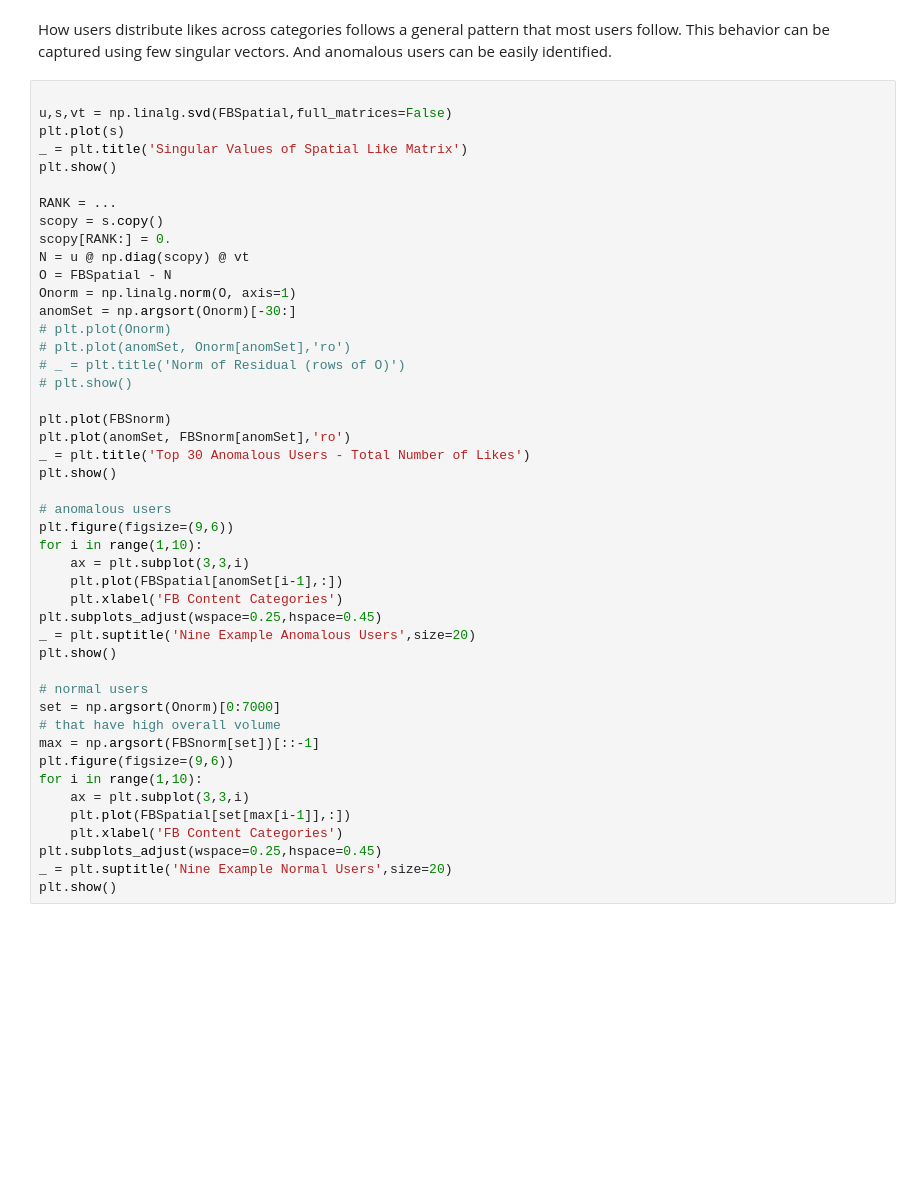
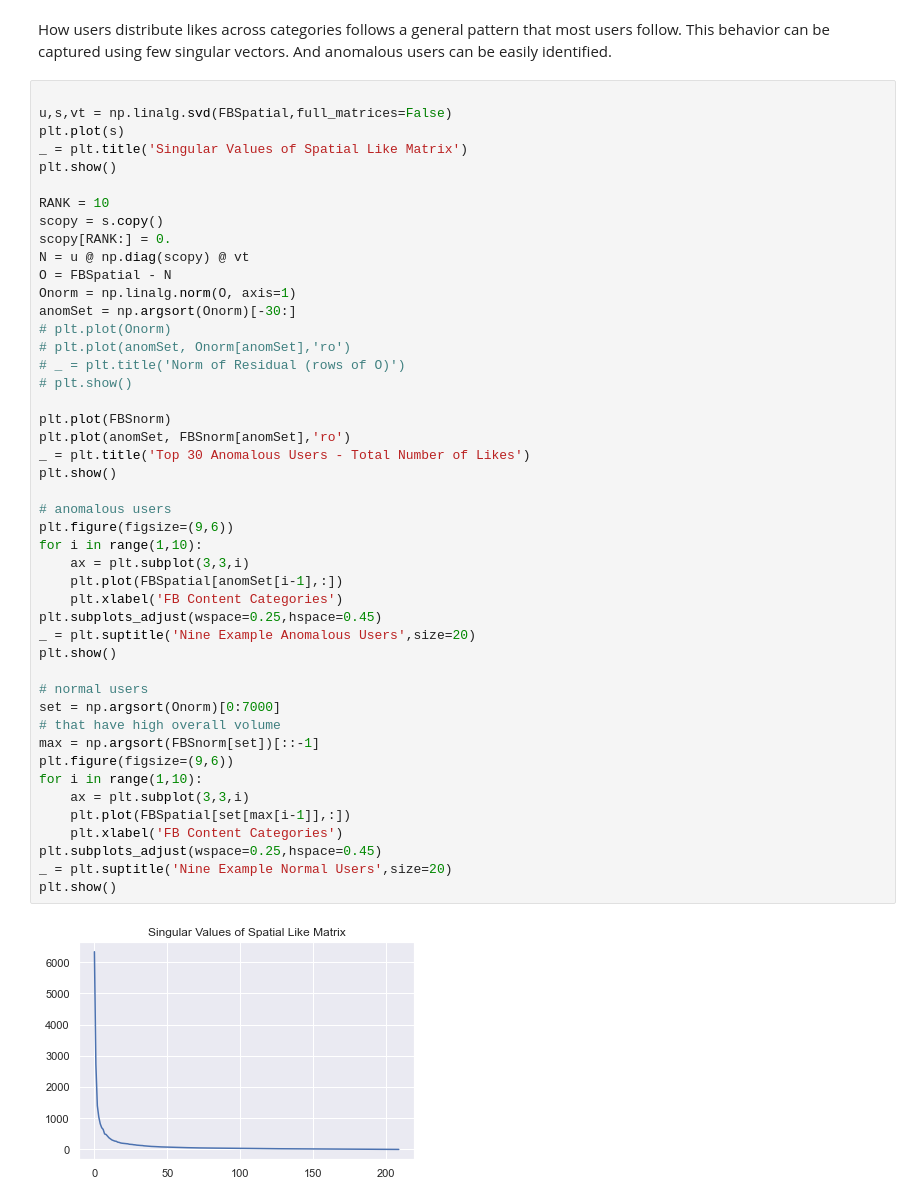
Before and after one commit to jamxiao2025/Data-Science-Fundamentals, a Jupyter notebook: lecture_10/worksheet_10.ipynb, the cells around one changed output. Saved outputs shown, nothing was run; the diff lists cells and outputs as text; blank space fills up the shorter version.

```diff
--- a/lecture_10/worksheet_10.ipynb
+++ b/lecture_10/worksheet_10.ipynb
@@ -312,7 +317,7 @@ plt.plot(s)
 _ = plt.title('Singular Values of Spatial Like Matrix')
 plt.show()
 
-RANK = ...
+RANK = 10
 scopy = s.copy()
 scopy[RANK:] = 0.
 N = u @ np.diag(scopy) @ vt
@@ -324,30 +329,32 @@ anomSet = np.argsort(Onorm)[-30:]
 # _ = plt.title('Norm of Residual (rows of O)')
 # plt.show()
 
 plt.plot(FBSnorm)
 plt.plot(anomSet, FBSnorm[anomSet],'ro')
 _ = plt.title('Top 30 Anomalous Users - Total Number of Likes')
 plt.show()
 
 # anomalous users
 plt.figure(figsize=(9,6))
 for i in range(1,10):
     ax = plt.subplot(3,3,i)
     plt.plot(FBSpatial[anomSet[i-1],:])
     plt.xlabel('FB Content Categories')
 plt.subplots_adjust(wspace=0.25,hspace=0.45)
 _ = plt.suptitle('Nine Example Anomalous Users',size=20)
 plt.show()
 
 # normal users
 set = np.argsort(Onorm)[0:7000]
 # that have high overall volume
 max = np.argsort(FBSnorm[set])[::-1]
 plt.figure(figsize=(9,6))
 for i in range(1,10):
     ax = plt.subplot(3,3,i)
     plt.plot(FBSpatial[set[max[i-1]],:])
     plt.xlabel('FB Content Categories')
 plt.subplots_adjust(wspace=0.25,hspace=0.45)
 _ = plt.suptitle('Nine Example Normal Users',size=20)
 plt.show()
+# %% [output]
+[figure, added]
```
Also changed, not shown: parts of 13 cells of this notebook, 2 other files.
